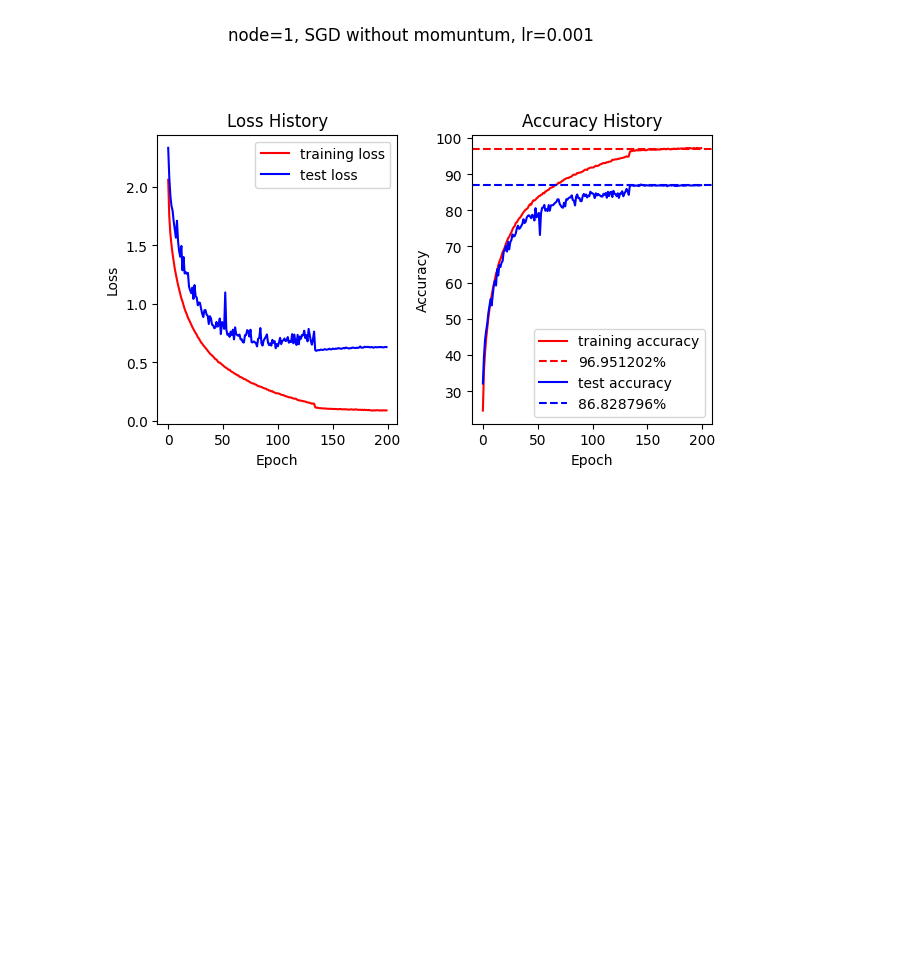
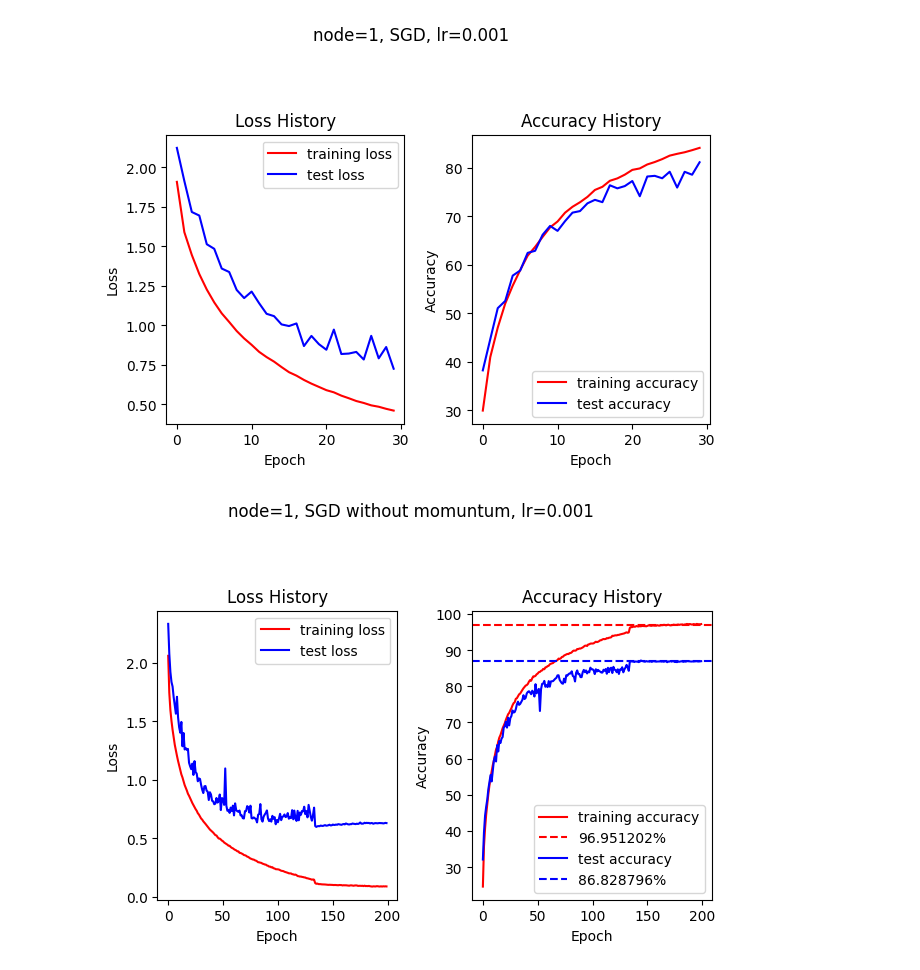
Before and after one commit to Luoxiaogan/PullSum_MNIST, a Jupyter notebook: code/神经网络实验/CIFAR10最终实验/github中的实验实现.ipynb, the cells around one changed output. Drawn from its saved outputs; the diff is of its cells as text; code cells hidden in the pictures; blank space fills up the shorter version.

```diff
--- a/code/神经网络实验/CIFAR10最终实验/github中的实验实现.ipynb
+++ b/code/神经网络实验/CIFAR10最终实验/github中的实验实现.ipynb
@@ -47,11 +47,11 @@ optimizer = optim.SGD(net.parameters(), lr=LR, momentum=0.9, weight_decay=5e-4)
 scheduler = torch.optim.lr_scheduler.MultiStepLR(optimizer,milestones=Milestones,gamma = 0.1)
 # %%
 # 模型定义-ResNet
-net = ResNet18().to(device)
+net = new_ResNet18().to(device)
 
 # 定义损失函数和优化方式
 criterion = nn.CrossEntropyLoss()  #损失函数为交叉熵，多用于多分类问题
-optimizer = optim.SGD(net.parameters(), lr=LR)  # 优化方式
+optimizer = optim.SGD(net.parameters(), lr=2e-3)  # 优化方式
 scheduler = torch.optim.lr_scheduler.MultiStepLR(optimizer, milestones=Milestones, gamma=0.1)
 
 #writer = SummaryWriter("./logs")
@@ -59,7 +59,7 @@ scheduler = torch.optim.lr_scheduler.MultiStepLR(optimizer, milestones=Milestone
 best_acc = 85  # 初始化最佳测试准确率
 print("Start Training, Resnet-18!")
 
-EPOCH=200
+EPOCH=30
 
 Train_Accuracy=[]
 Train_Loss=[]
@@ -173,6 +174,32 @@ df = pd.DataFrame({
 
 # 保存为 CSV 文件
 df.to_csv('/root/GanLuo/PullSum_MNIST/code/神经网络实验/CIFAR10最终实验/数据保存/单机实验/纯SGD, lr=1e-3, 200步.csv', index=False)
+# %%
+import matplotlib.pyplot as plt
+from statistics import mean
+
+plt.subplot(1,2,1)
+plt.plot(Train_Loss,color='r',label='training loss')
+plt.plot(Test_Loss,color='b',label='test loss')
+plt.legend()
+plt.title('Loss History')
+plt.xlabel('Epoch')
+plt.ylabel('Loss')
+
+plt.subplot(1,2,2)
+plt.plot(Train_Accuracy,color='r',label='training accuracy')
+plt.plot(Test_Accuracy,color='b',label='test accuracy')
+plt.legend()
+plt.title('Accuracy History')
+plt.xlabel('Epoch')
+plt.ylabel('Accuracy')
+
+
+plt.suptitle(f'node=1, SGD, lr={LR}')
+plt.tight_layout(rect=[0, 0.03, 1, 0.90])
+plt.show()
+# %% [output]
+[figure, added]
 # %%
 import matplotlib.pyplot as plt
 from statistics import mean
```
Also changed, not shown: parts of 3 cells of this notebook, 3 other files.
